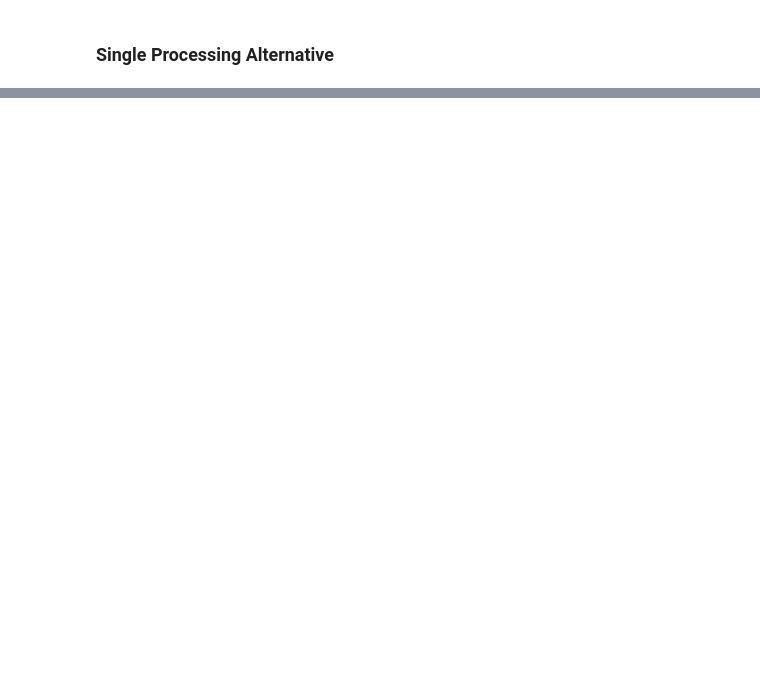
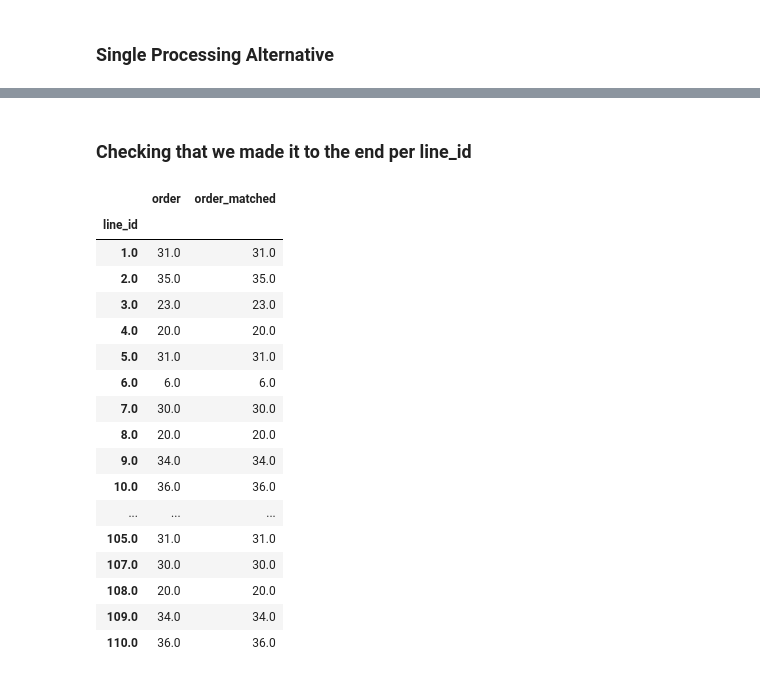
Before and after one commit to Ra0k/sbahn_monitor, a Jupyter notebook: matching_logic_example/Matching_stops_to_a_trip.ipynb, the cells around one changed output, grey strips where cells are left out. Cells and saved outputs as stored; diff of their text form; code cells hidden in the pictures; blank space fills up the shorter version.

```diff
--- a/matching_logic_example/Matching_stops_to_a_trip.ipynb
+++ b/matching_logic_example/Matching_stops_to_a_trip.ipynb
@@ -274,0 +312,35 @@ KeyboardInterrupt:
+# %% [markdown]
+### Checking that we made it to the end per line_id
+# %%
+n_stops = all_stops_df[['line_id', 'order']].groupby(['line_id']).max()
+# %%
+n_stops_matched = all_stops_df[all_stops_df.train_id.notna()].groupby('line_id').max()[['order']]
+# %%
+last_station_matched_df = pd.merge(n_stops,
+                                   n_stops_matched,
+                                   left_index=True,
+                                   right_index=True,
+                                   suffixes=('','_matched'),
+                                   validate='1:1'
+                                  )
+# %%
+last_station_matched_df
+# %% [output]
+|  | order | order_matched |
+| line_id |  |  |
+| 1.0 | 31.0 | 31.0 |
+| 2.0 | 35.0 | 35.0 |
+| 3.0 | 23.0 | 23.0 |
+| 4.0 | 20.0 | 20.0 |
+| 5.0 | 31.0 | 31.0 |
+| 6.0 | 6.0 | 6.0 |
+| 7.0 | 30.0 | 30.0 |
+| 8.0 | 20.0 | 20.0 |
+| 9.0 | 34.0 | 34.0 |
+| 10.0 | 36.0 | 36.0 |
+| ... | ... | ... |
+| 105.0 | 31.0 | 31.0 |
+| 107.0 | 30.0 | 30.0 |
+| 108.0 | 20.0 | 20.0 |
+| 109.0 | 34.0 | 34.0 |
+| 110.0 | 36.0 | 36.0 |
```
Also changed, not shown: parts of 15 cells of this notebook, 6 other files.
